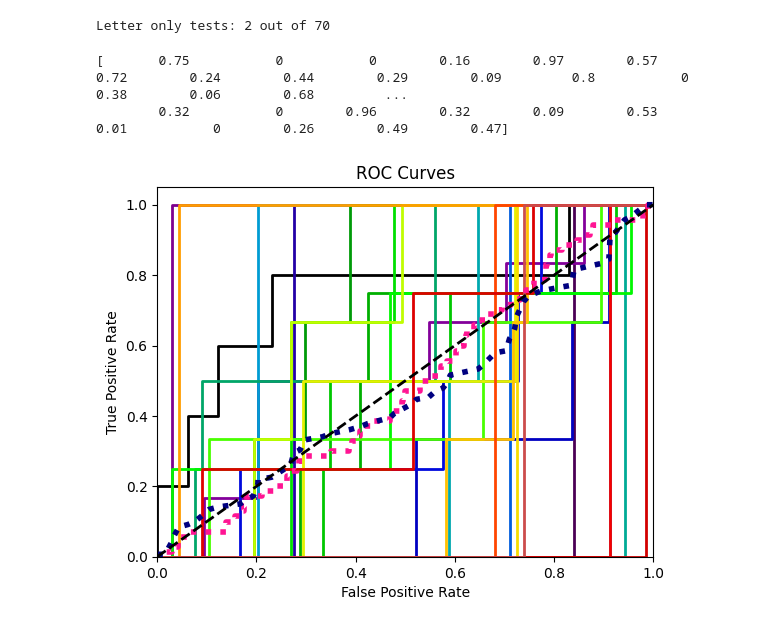
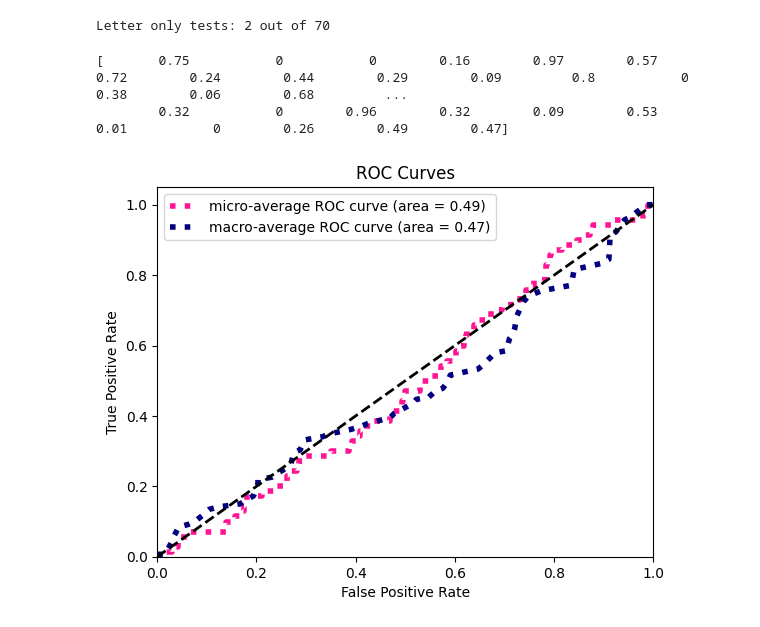
Before and after one commit to uci-uav-forge/uavf_2024, a Jupyter notebook: uavf_2024/imaging/AUC_heuristic.ipynb, the cells around one changed output. Drawn from its saved outputs; the diff is of its cells as text; code cells hidden in the pictures.

```diff
--- a/uavf_2024/imaging/AUC_heuristic.ipynb
+++ b/uavf_2024/imaging/AUC_heuristic.ipynb
@@ -99,35 +99,47 @@ def roc_auc(pred, truth):
 
     pred = np.delete(pred, drop_cols, axis=1) # drop columns from pred
     # adjust truth for dropped columns by shifting for each missing class
     adjust_map = dict() # {adjusted_truth : real truth class}
     for idx, col in enumerate(truth):
         truth[idx] = col - sum(1 for drop_col in drop_cols if col > drop_col)
         adjust_map[truth[idx]] = col
 
     # plot roc curve
     axes = skplt.metrics.plot_roc(truth, pred)
     legend = axes.get_legend().get_texts()              # list[Text('sample')]
     auc_strs = [clas.get_text() for clas in legend]     # Ex: 'ROC curve of class 2 (area = 0.97)', 'micro-average ROC curve (area = 0.49)'
-    axes.get_legend().remove()
+    # axes.get_legend().remove()
+
+    # drop all plots except last two and remove legend
+    for i in range(len(legend)-2):
+        axes.lines[0].remove()
+        # axes.legend.remove()
+    legend = axes.legend()
+    legend_entries = legend.legendHandles
+    legend_entries_to_keep = legend_entries[-2:]
+    for entry in legend_entries[:-2]:
+        entry.set_visible(False)
+
+
 
     # populate output array
     out = np.zeros(n+2)
     for text in auc_strs[:-2]:                          # populate auc for each class
         class_num = adjust_map[int(text.split(' ')[4])]
         auc = float(text.split(' ')[7][:-1])
         out[class_num] = auc
     # populate micro and macro averages
     out[-2] = float(auc_strs[-2].split(' ')[5][:-1])    # micro-average is at second to last index
     out[-1] = float(auc_strs[-1].split(' ')[5][:-1])    # macro-average is at last index
 
     return out, axes
 
 temp = roc_auc(y_probas, y_true)
 print(temp[0])
 # %% [output]
 [       0.75           0           0        0.16        0.97        0.57        0.72        0.24        0.44        0.29        0.09         0.8           0        0.38        0.06        0.68         ...
         0.32           0        0.96        0.32        0.09        0.53        0.01           0        0.26        0.49        0.47]
-[figure, old version]
+[figure, new version]
 # %%
 # Example code working with scikitplot
 # The usual train-test split mumbo-jumbo
```
Also changed, not shown: 14 other files.
